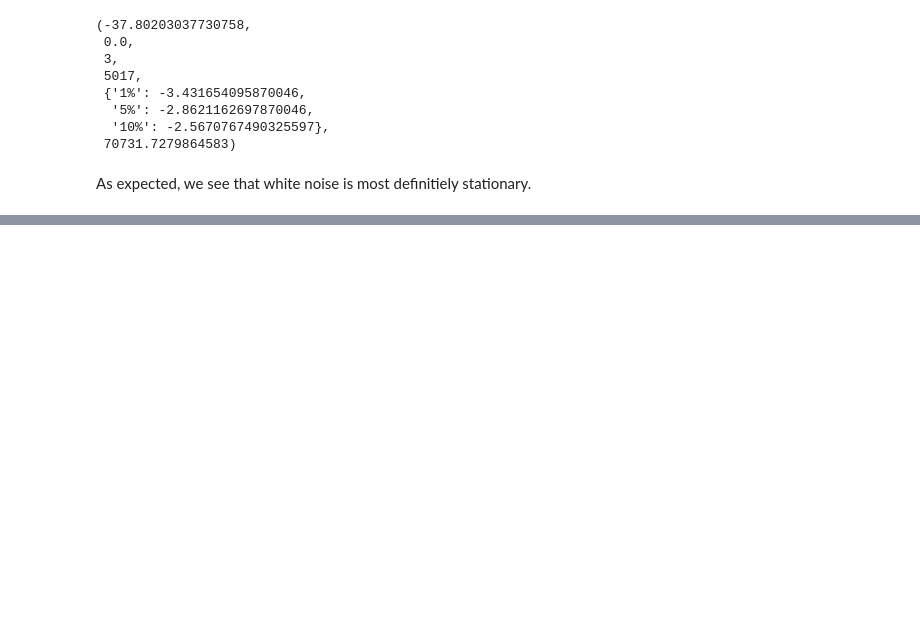
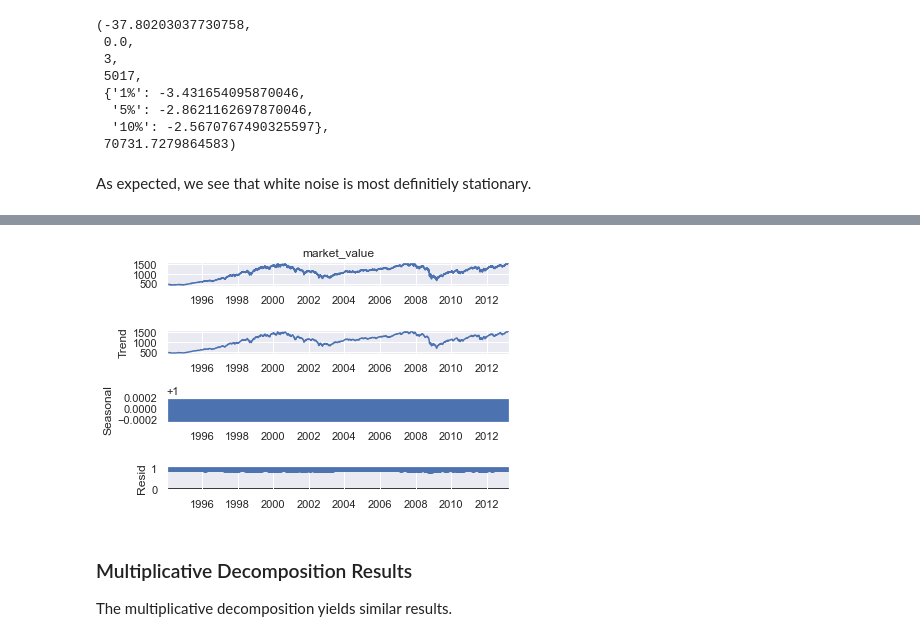
Before and after one commit to satyajitghosh/TimeSeriesAnalysis, a Jupyter notebook: DataRangerCourse/TS_lecture2.ipynb, the cells around one changed output, grey strips where cells are left out. Cells and saved outputs as stored; diff of their text form; code cells hidden in the pictures; blank space fills up the shorter version.

```diff
--- a/DataRangerCourse/TS_lecture2.ipynb
+++ b/DataRangerCourse/TS_lecture2.ipynb
@@ -208,0 +253,10 @@ As expected, we see that white noise is most definitiely stationary.
+# %%
+s_dec_multiplicative = seasonal_decompose(df.market_value,model='multiplicative')
+s_dec_multiplicative.plot()
+plt.show()
+# %% [output]
+[figure, added]
+# %% [markdown]
+### Multiplicative Decomposition Results
+
+The multiplicative decomposition yields similar results.
```
Also changed, not shown: parts of 6 cells of this notebook.
